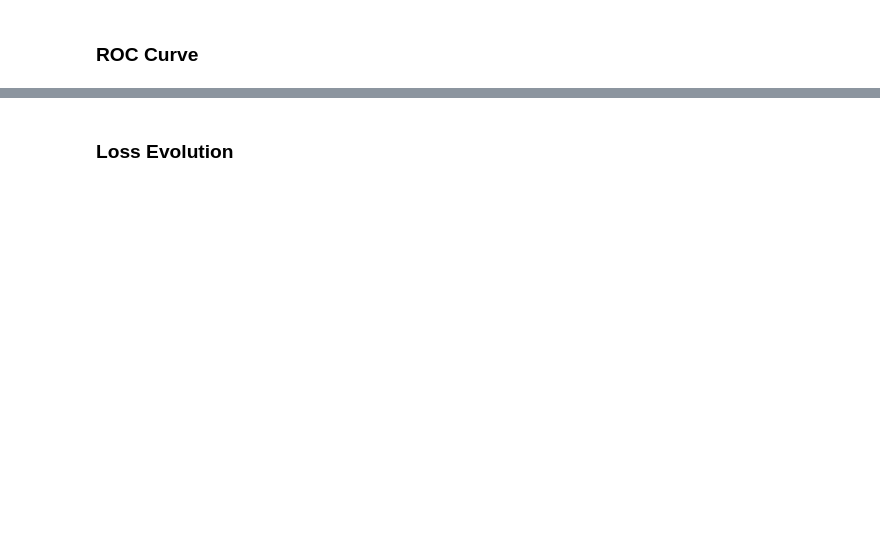
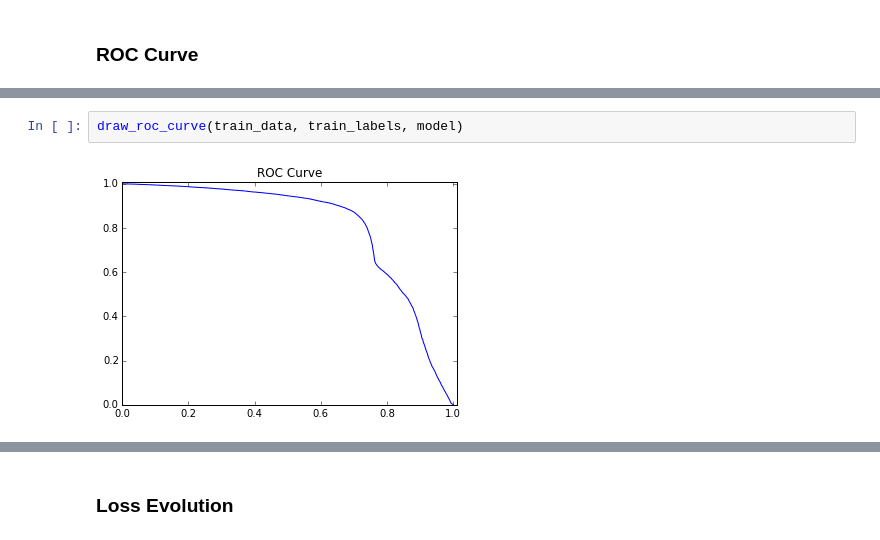
Before and after one commit to cmscaltech/summer16-NikolausHowe, a Jupyter notebook: dense10.ipynb, the cells around one changed output, grey strips where cells are left out. Cells and saved outputs as stored; diff of their text form; blank space fills up the shorter version.

```diff
--- a/dense10.ipynb
+++ b/dense10.ipynb
@@ -69,0 +124,4 @@ draw_roc_curve(test_data, test_labels, model)
+# %%
+draw_roc_curve(train_data, train_labels, model)
+# %% [output]
+[figure, added]
```
Also changed, not shown: parts of 13 cells of this notebook, 12 other files.
